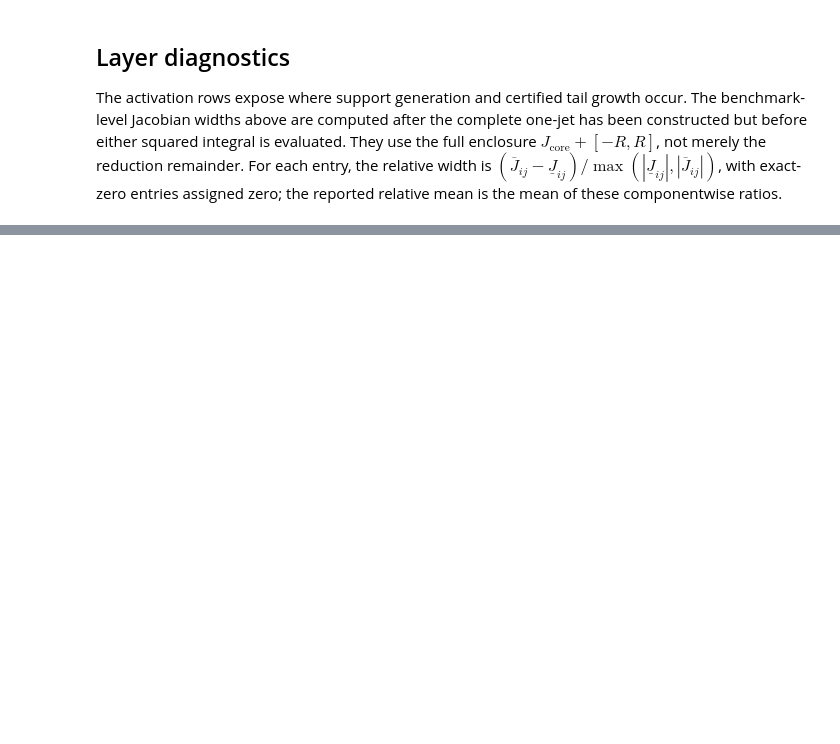
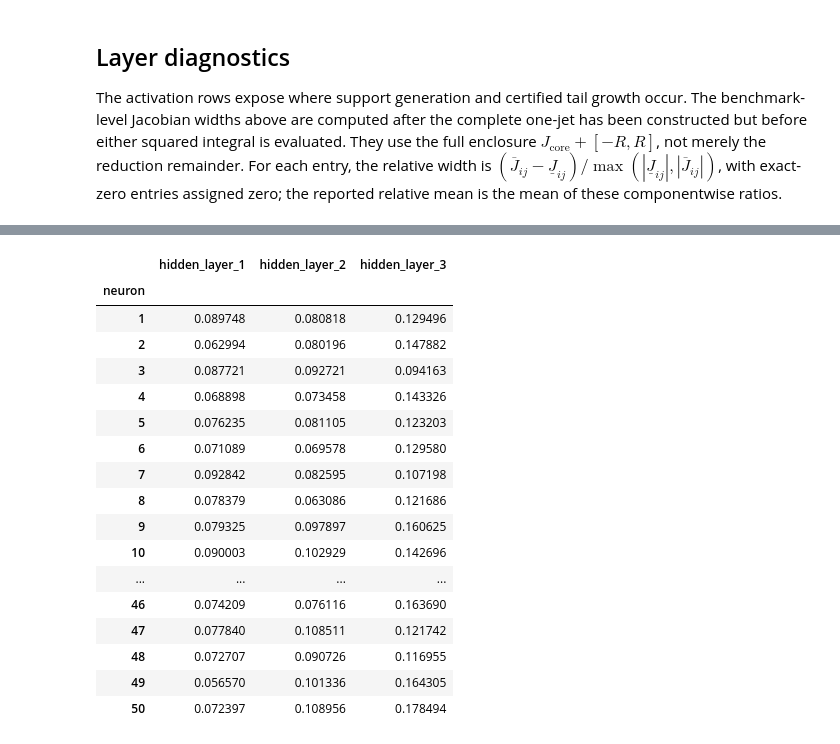
Before and after one commit to pcpet/intervalNets, a Jupyter notebook: notebooks/pz_w12_polynomial_reduction_benchmarks.ipynb, the cells around one changed output, grey strips where cells are left out. Saved outputs shown, nothing was run; the diff lists cells and outputs as text; code cells hidden in the pictures; blank space fills up the shorter version.

```diff
--- a/notebooks/pz_w12_polynomial_reduction_benchmarks.ipynb
+++ b/notebooks/pz_w12_polynomial_reduction_benchmarks.ipynb
@@ -171,0 +220,37 @@ chosen = next(row for row in rows if row['label'] == 'topk-96')
+# %%
+activation_records = [record for record in chosen['trace'] if record.layer_type == 'Tanh']
+assert len(activation_records) == 3
+assert all(record.summary['tanh_approximation_radii'].numel() == 50 for record in activation_records)
+
+def per_neuron_activation_error_table(summary_key):
+    columns = {
+        f'hidden_layer_{layer_index}': record.summary[summary_key].detach().cpu().numpy()
+        for layer_index, record in enumerate(activation_records, start=1)
+    }
+    frame = pd.DataFrame(columns)
+    frame.index = pd.RangeIndex(1, len(frame) + 1, name='neuron')
+    return frame
+
+tanh_value_approximation_errors = per_neuron_activation_error_table(
+    'tanh_approximation_radii'
+)
+tanh_value_approximation_errors
+# %% [output]
+|  | hidden_layer_1 | hidden_layer_2 | hidden_layer_3 |
+| neuron |  |  |  |
+| 1 | 0.089748 | 0.080818 | 0.129496 |
+| 2 | 0.062994 | 0.080196 | 0.147882 |
+| 3 | 0.087721 | 0.092721 | 0.094163 |
+| 4 | 0.068898 | 0.073458 | 0.143326 |
+| 5 | 0.076235 | 0.081105 | 0.123203 |
+| 6 | 0.071089 | 0.069578 | 0.129580 |
+| 7 | 0.092842 | 0.082595 | 0.107198 |
+| 8 | 0.078379 | 0.063086 | 0.121686 |
+| 9 | 0.079325 | 0.097897 | 0.160625 |
+| 10 | 0.090003 | 0.102929 | 0.142696 |
+| ... | ... | ... | ... |
+| 46 | 0.074209 | 0.076116 | 0.163690 |
+| 47 | 0.077840 | 0.108511 | 0.121742 |
+| 48 | 0.072707 | 0.090726 | 0.116955 |
+| 49 | 0.056570 | 0.101336 | 0.164305 |
+| 50 | 0.072397 | 0.108956 | 0.178494 |
```
Also changed, not shown: parts of 11 cells of this notebook, 2 other files.
